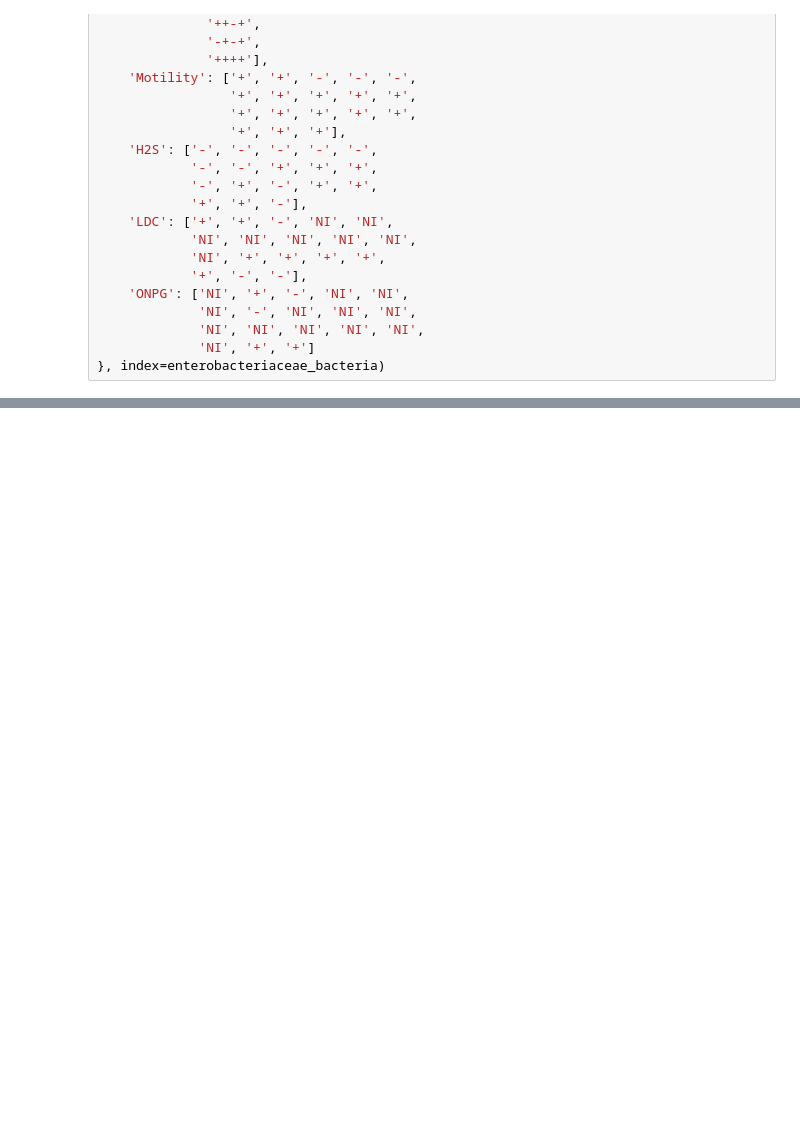
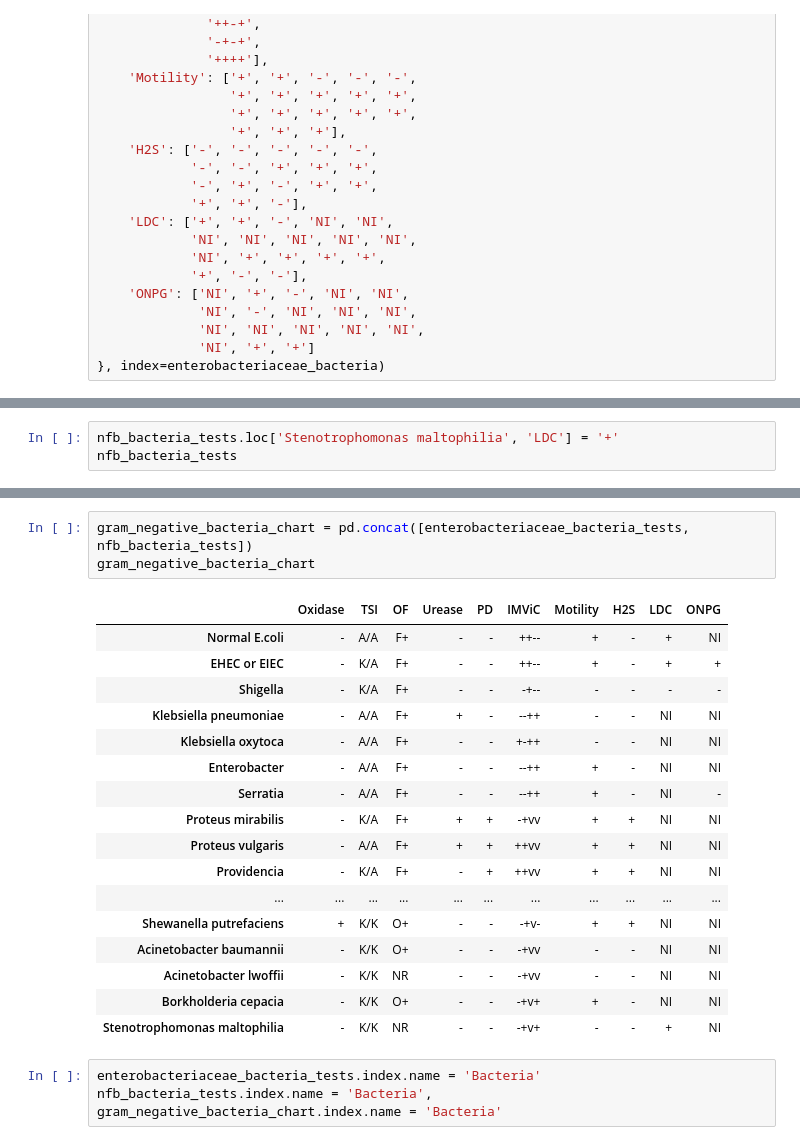
Before and after one commit to mseifoori/bacteria-diagnosis, a Jupyter notebook: data/test.ipynb, the cells around one changed output, grey strips where cells are left out. Cells and saved outputs as stored; diff of their text form; blank space fills up the shorter version.

Commit message:
Gram negative bacteria datasets

```diff
--- a/data/test.ipynb
+++ b/data/test.ipynb
@@ -221,0 +202,3 @@ pd.concat([enterobacteriaceae_bacteria_tests, nfb_bacteria_tests])
+# %%
+nfb_bacteria_tests.loc['Stenotrophomonas maltophilia', 'LDC'] = '+'
+nfb_bacteria_tests
@@ -221,0 +251,25 @@ pd.concat([enterobacteriaceae_bacteria_tests, nfb_bacteria_tests])
+# %%
+gram_negative_bacteria_chart = pd.concat([enterobacteriaceae_bacteria_tests, nfb_bacteria_tests])
+gram_negative_bacteria_chart
+# %% [output]
+|  | Oxidase | TSI | OF | Urease | PD | IMViC | Motility | H2S | LDC | ONPG |
+| Normal E.coli | - | A/A | F+ | - | - | ++-- | + | - | + | NI |
+| EHEC or EIEC | - | K/A | F+ | - | - | ++-- | + | - | + | + |
+| Shigella | - | K/A | F+ | - | - | -+-- | - | - | - | - |
+| Klebsiella pneumoniae | - | A/A | F+ | + | - | --++ | - | - | NI | NI |
+| Klebsiella oxytoca | - | A/A | F+ | - | - | +-++ | - | - | NI | NI |
+| Enterobacter | - | A/A | F+ | - | - | --++ | + | - | NI | NI |
+| Serratia | - | A/A | F+ | - | - | --++ | + | - | NI | - |
+| Proteus mirabilis | - | K/A | F+ | + | + | -+vv | + | + | NI | NI |
+| Proteus vulgaris | - | A/A | F+ | + | + | ++vv | + | + | NI | NI |
+| Providencia | - | K/A | F+ | - | + | ++vv | + | + | NI | NI |
+| ... | ... | ... | ... | ... | ... | ... | ... | ... | ... | ... |
+| Shewanella putrefaciens | + | K/K | O+ | - | - | -+v- | + | + | NI | NI |
+| Acinetobacter baumannii | - | K/K | O+ | - | - | -+vv | - | - | NI | NI |
+| Acinetobacter lwoffii | - | K/K | NR | - | - | -+vv | - | - | NI | NI |
+| Borkholderia cepacia | - | K/K | O+ | - | - | -+v+ | + | - | NI | NI |
+| Stenotrophomonas maltophilia | - | K/K | NR | - | - | -+v+ | - | - | + | NI |
+# %%
+enterobacteriaceae_bacteria_tests.index.name = 'Bacteria'
+nfb_bacteria_tests.index.name = 'Bacteria',
+gram_negative_bacteria_chart.index.name = 'Bacteria'
```
Also changed, not shown: parts of 7 cells of this notebook, 2 other files.
